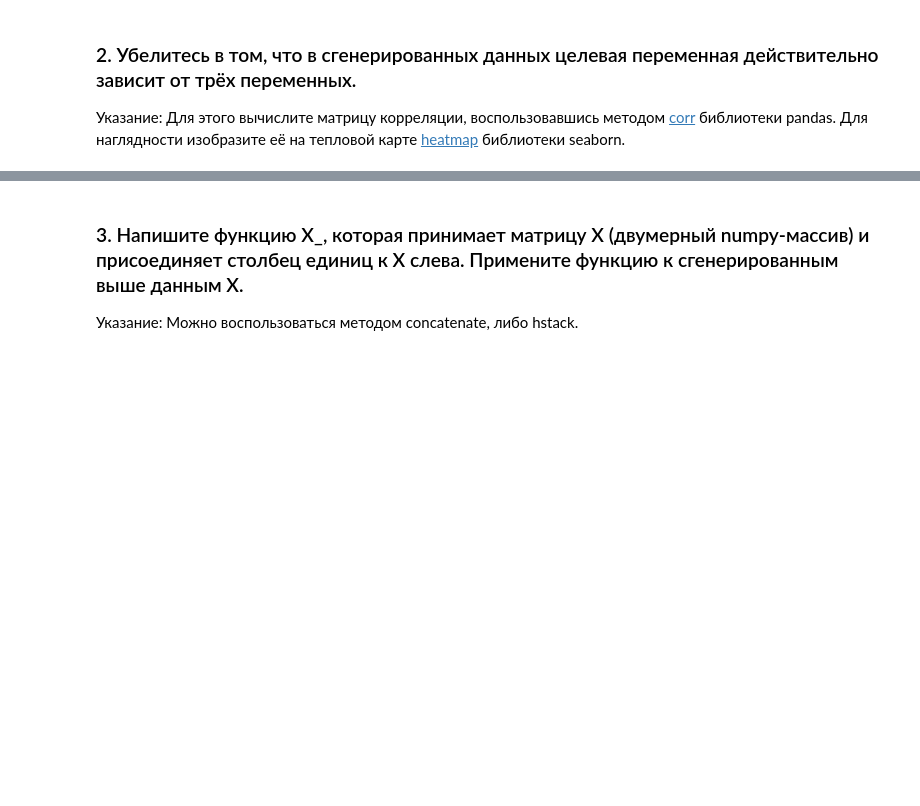
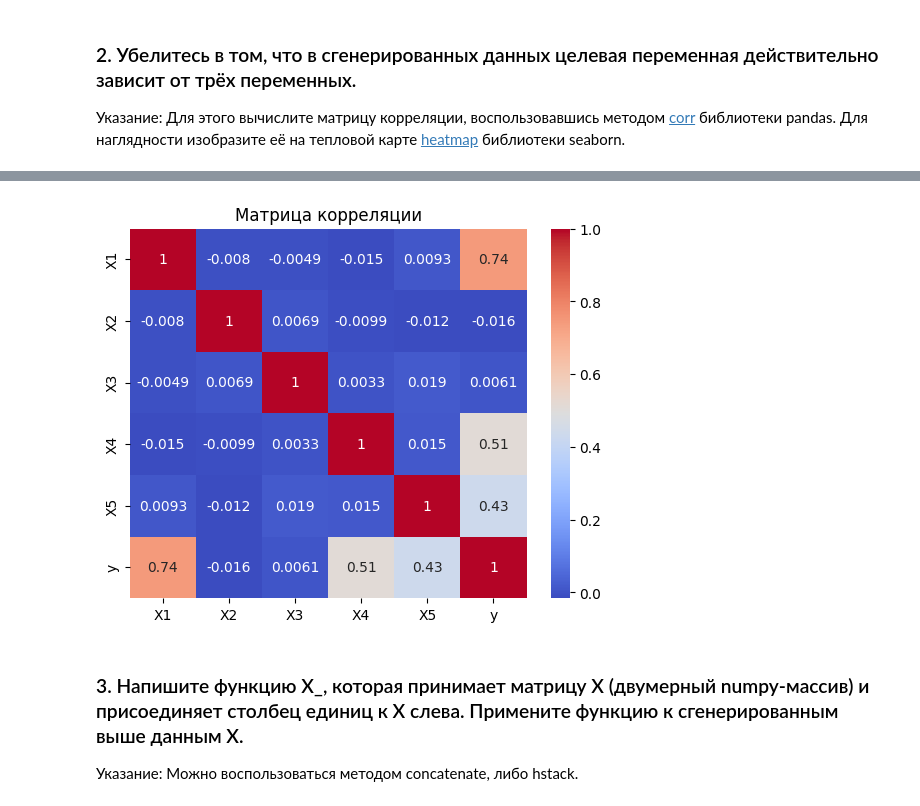
Before and after one commit to Halva773/AIPractice, a Jupyter notebook: ML_FU/4.MultiplieLinearRegression.ipynb, the cells around one changed output, grey strips where cells are left out. Saved outputs shown, nothing was run; the diff lists cells and outputs as text; code cells hidden in the pictures; blank space fills up the shorter version.

```diff
--- a/ML_FU/4.MultiplieLinearRegression.ipynb
+++ b/ML_FU/4.MultiplieLinearRegression.ipynb
@@ -174,3 +181,8 @@ array([28.34273825, 46.0063814 , 16.71776866, 24.63911531, 19.1812038 ])
 # %% [markdown]
 ### 1. Сгенерируйте данные и значения целевой переменной (метки) для задачи регрессии, имеющие 5 признаков и 10000 наблюдений. Причём целевая переменная должна зависеть только от 3 признаков. Запишите их в датафрейм, дав названия колонкам. Выведите первые 10 строк датафрейма, а также его описательную статистику.
 Указание: Для этого воспользуйтесь [make_regression](https://scikit-learn.org/stable/modules/generated/sklearn.datasets.make_classification.html), задав параметры: число строк n_samples=10000, число признаков n_features=5, число признаков от которых зависит целевая переменная n_informative=3, фиксируем воспроизводимость случайных данных        random_state=0. Дайте названия колонкам датафрейма, например, признакам - x1, x2, ..., а целевой переменной - y. Описательная статистика выводится при помощи метода pandas [describe](https://pandas.pydata.org/docs/reference/api/pandas.DataFrame.describe.html).
+# %%
+X, y = make_regression(n_samples=10000, # число строк
+                          n_features=5,    # число признаков
+                          n_informative=3, # целевая переменная зависит от всех признаков
+                          random_state=0)
@@ -176,0 +213,3 @@ array([28.34273825, 46.0063814 , 16.71776866, 24.63911531, 19.1812038 ])
+# %%
+df = pd.DataFrame(data = np.concatenate((X,y.reshape(-1,1)), axis = 1), columns = ['X1', 'X2', 'X3', 'X4','X5','y'] )
+df.head(5)
@@ -177,3 +235,6 @@ array([28.34273825, 46.0063814 , 16.71776866, 24.63911531, 19.1812038 ])
 # %% [markdown]
 ### 2. Убелитесь в том, что в сгенерированных данных целевая переменная действительно зависит от трёх переменных.
 Указание: Для этого вычислите матрицу корреляции, воспользовавшись методом [corr](https://pandas.pydata.org/docs/reference/api/pandas.DataFrame.corr.html) библиотеки pandas. Для наглядности изобразите её на тепловой карте [heatmap](https://seaborn.pydata.org/generated/seaborn.heatmap.html) библиотеки seaborn.
+# %%
+corr_matrix = df.corr()
+corr_matrix
@@ -180,3 +249,9 @@ array([28.34273825, 46.0063814 , 16.71776866, 24.63911531, 19.1812038 ])
+# %%
+sns.heatmap(corr_matrix, annot=True, cmap='coolwarm')
+plt.title('Матрица корреляции')
+plt.show()
+# %% [output]
+[figure, added]
 # %% [markdown]
 ### 3. Напишите функцию X_, которая принимает матрицу X (двумерный numpy-массив) и присоединяет столбец единиц к X слева. Примените функцию к сгенерированным выше данным X.
 Указание: Можно воспользоваться методом concatenate, либо hstack.
```
Also changed, not shown: parts of 26 cells of this notebook, 3 other files.
